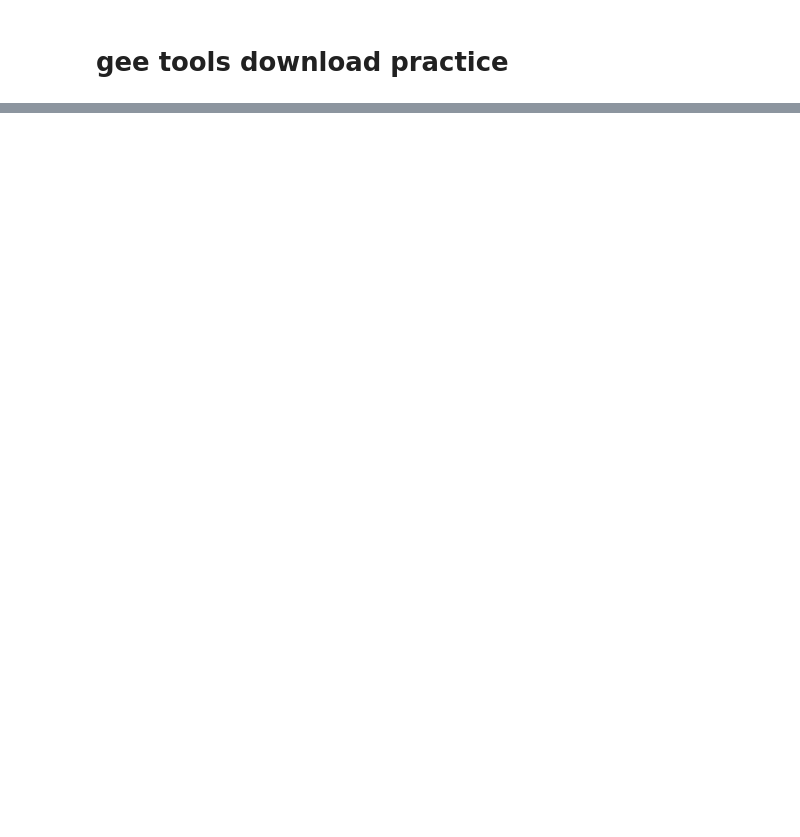
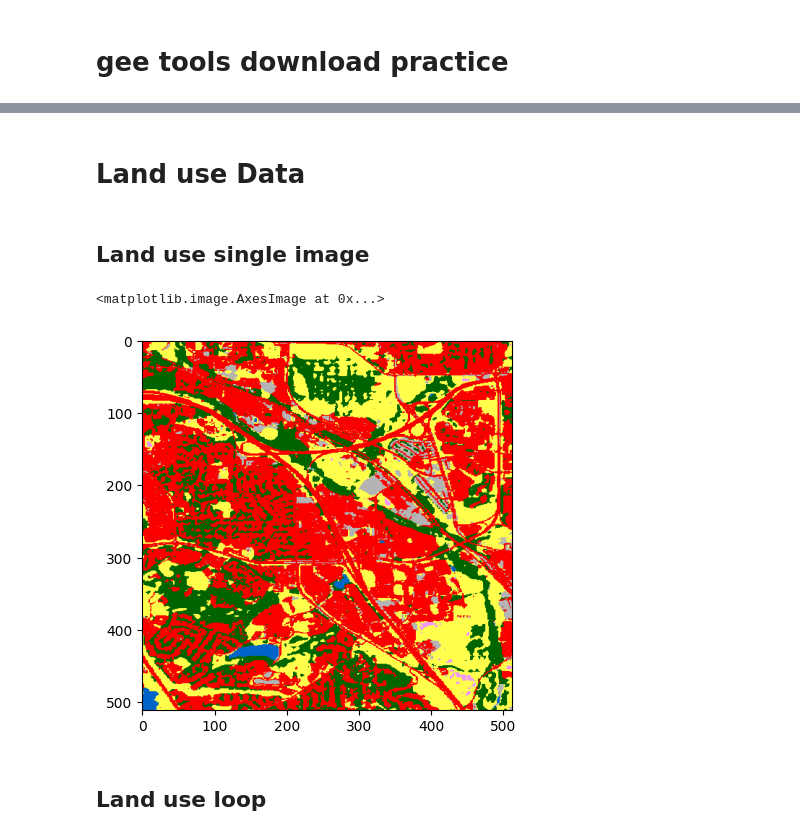
Before and after one commit to Alastair908/GlobalGreening, a Jupyter notebook: Notebooks/geetoolstim.ipynb, the cells around one changed output, grey strips where cells are left out. Cells and saved outputs as stored; diff of their text form; code cells hidden in the pictures; blank space fills up the shorter version.

```diff
--- a/Notebooks/geetoolstim.ipynb
+++ b/Notebooks/geetoolstim.ipynb
@@ -297,0 +218,4 @@ locations
+# %% [markdown]
+# Land use Data
+# %% [markdown]
+## Land use single image
@@ -297,0 +231,38 @@ locations
+# %%
+longitude_world = -104.8
+
+latitude_world = 38.8
+
+stac_endopoint = 'https://services.terrascope.be/stac/'
+
+collection_id = 'urn:eop:VITO:ESA_WorldCover_10m_2021_AWS_V2'
+
+bbox = [longitude_world - 0.02135, latitude_world - 0.02135, longitude_world + 0.02135, latitude_world + 0.02135]
+
+client = Client.open(stac_endopoint)
+
+search_results = client.search(
+    collections=collection_id,
+    bbox=bbox
+)
+
+item = search_results.get_all_items()[0]
+
+# this is to tell GDAL we do not need authentication
+os.environ['AWS_NO_SIGN_REQUEST'] = 'YES'
+
+# name of the map asset
+asset = 'ESA_WORLDCOVER_10M_MAP'
+
+with STACReader(None, item=item) as stac:
+    img = stac.part(bbox, assets=asset)
+
+land_use_array = label_to_rgb(img.data[0])
+
+
+plt.imshow(land_use_array)
+# %% [output]
+<matplotlib.image.AxesImage at 0x...>
+[figure, added]
+# %% [markdown]
+## Land use loop
```
Also changed, not shown: parts of 16 cells of this notebook.
